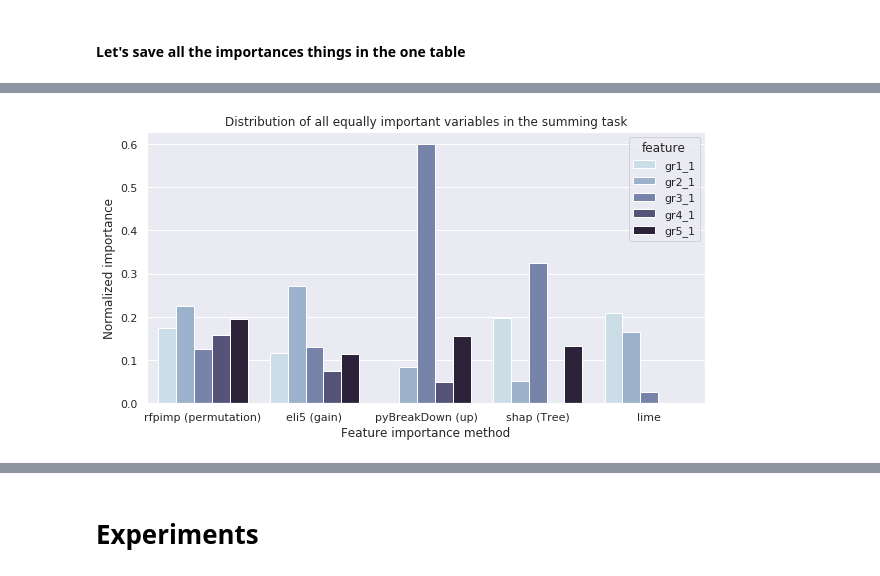
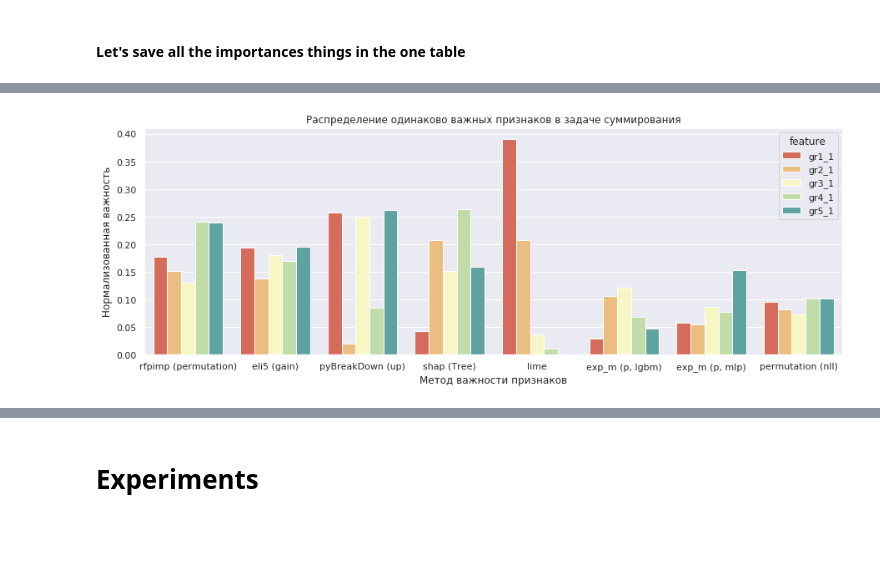
Before and after one commit to MikhailKuz/msu_3course_diary, a Jupyter notebook: experiments/artificial.ipynb, the cells around one changed output, grey strips where cells are left out. Drawn from its saved outputs; the diff is of its cells as text; code cells hidden in the pictures; blank space fills up the shorter version.

Commit message:
update graphics

```diff
--- a/experiments/artificial.ipynb
+++ b/experiments/artificial.ipynb
@@ -634,7 +818,7 @@ y[y < med] = 0
 y = y.astype(int)
 # %%
 data = pd.DataFrame(data=np.hstack([X, y]),
-                    columns=['gr' + str(i) + '_' + str(j) for i in range(1, n_groups + 1) for j in range(1, n_feature_per_group + 1)] + ['target'])
+                    columns=['gr' + str(i) + '_' + str(j) for i in range(1, n_groups + 1) for j in range(1, n_feature_per_group + 1)] + ['rand'] + ['target'])
 data.iloc[:, -1] = data.iloc[:, -1].astype('int32')
 data
 # %% [output]
@@ -686,7 +880,7 @@ plt.show()
 [figure]
 # %%
 start = timer()
-f_ints = all_feature_interaction(clf, X_train, n_samples=100)
+f_ints = all_feature_interaction(clf, X_train, n_samples=1000)
 end = timer()
 
 time_last = int(end - start)
@@ -717,9 +911,17 @@ $H_{j}^{2}=\sum_{i=1}^{n}\left[\hat{f}\left(x^{(i)}\right)-P D_{j}\left(x_{j}^{(
 # %% [markdown]
 #### Let's save all the importances things in the one table
 # %%
-all_fi = get_feature_importances(clf, X_train, X_valid, y_valid, f1_metric)
+begin = timer()
+all_fi = get_feature_importances(clf, X_train, y_train, X_valid, y_valid, f1_metric)
 all_fi.reset_index(inplace=True)
 all_fi.to_csv(path_to_datasets + 'all_fi.csv', sep='\t', encoding='utf-8', index=False)
 all_fi.set_index('index', inplace=True)
-all_fi
+end = timer()
+print(sec_to_date_string(int(end - begin)))
+
+norm_all_fi = (all_fi.abs() / all_fi.abs().sum(axis=0)).fillna(0)
+norm_all_fi.reset_index(inplace=True)
+norm_all_fi.to_csv(path_to_datasets + 'norm_all_fi.csv', sep='\t', encoding='utf-8', index=False)
+norm_all_fi.set_index('index', inplace=True)
+norm_all_fi.sort_values('shap (Tree)', ascending=False)
 # %% [output]
@@ -775,11 +953,11 @@ norm_all_fi.sort_values('shap (Tree)', ascending=False)
 # %%
 pd_ind = 0
 flatten_im = pd.DataFrame(columns=['feature', 'im_type', 'score'])
-for i in range(len(d)):
-    for j in range(1, len(d.iloc[0])):
-        flatten_im.loc[pd_ind] = [d.iloc[i, 0],
-                                  d.columns[j],
-                                  d.iloc[i, j]]
+for i in range(len(norm_all_fi)):
+    for j in range(len(norm_all_fi.iloc[0])):
+        flatten_im.loc[pd_ind] = [norm_all_fi.index[i],
+                                  norm_all_fi.columns[j],
+                                  norm_all_fi.iloc[i, j]]
         pd_ind += 1
 
 first_features = flatten_im[flatten_im['feature'].str.contains('_1', regex=False)]
@@ -795,11 +973,11 @@ first_features.sample(5)
 # %%
-fig, ax = plt.subplots(figsize=(10, 5))
-ax = sns.barplot(x="im_type", y="score", hue="feature", data=first_features, palette='ch:s=.25,rot=-.25')
-ax.set_title('Distribution of all equally important variables in the summing task')
-ax.set_ylabel('Normalized importance')
-ax.set_xlabel('Feature importance method')
+fig, ax = plt.subplots(figsize=(15, 5))
+ax = sns.barplot(x="im_type", y="score", hue="feature", data=first_features, palette='Spectral')
+ax.set_title('Распределение одинаково важных признаков в задаче суммирования')
+ax.set_ylabel('Нормализованная важность')
+ax.set_xlabel('Метод важности признаков')
 fig.savefig(path_to_datasets + "TargetSum_impFeatures.pdf", bbox_inches='tight')
 plt.show()
 # %% [output]
-[figure, old version]
+[figure, new version]
 # %%
```
Also changed, not shown: parts of 40 cells of this notebook.
